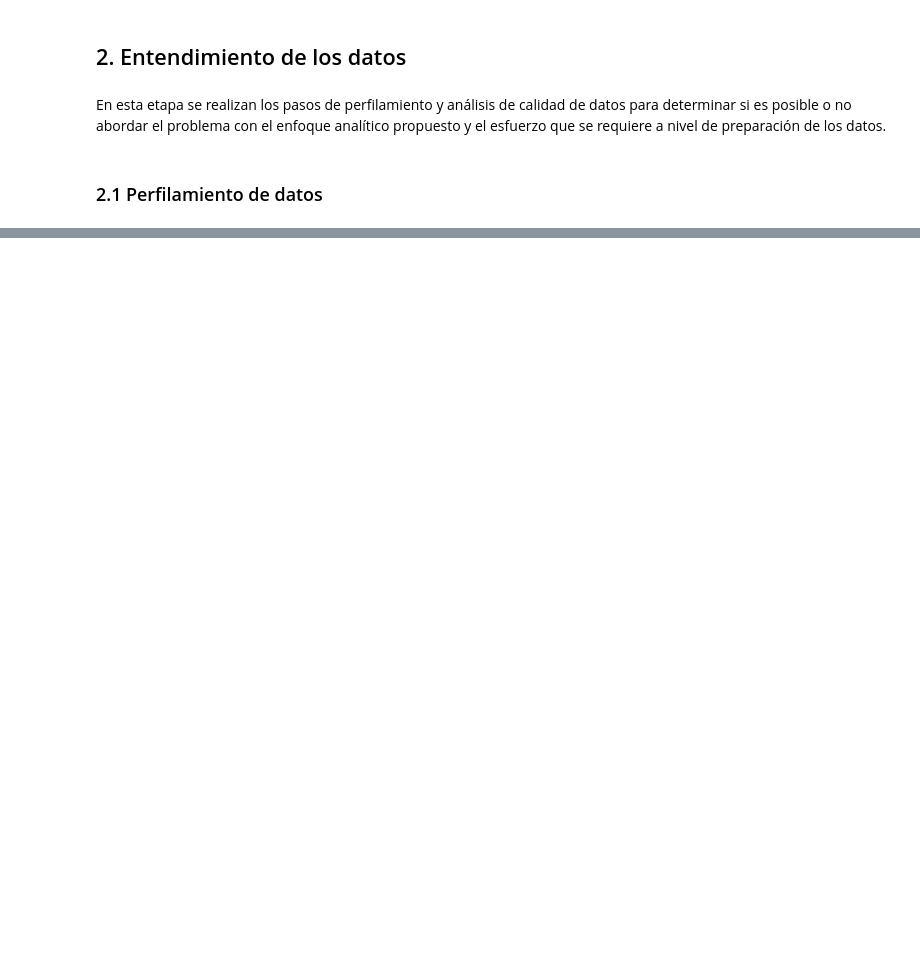
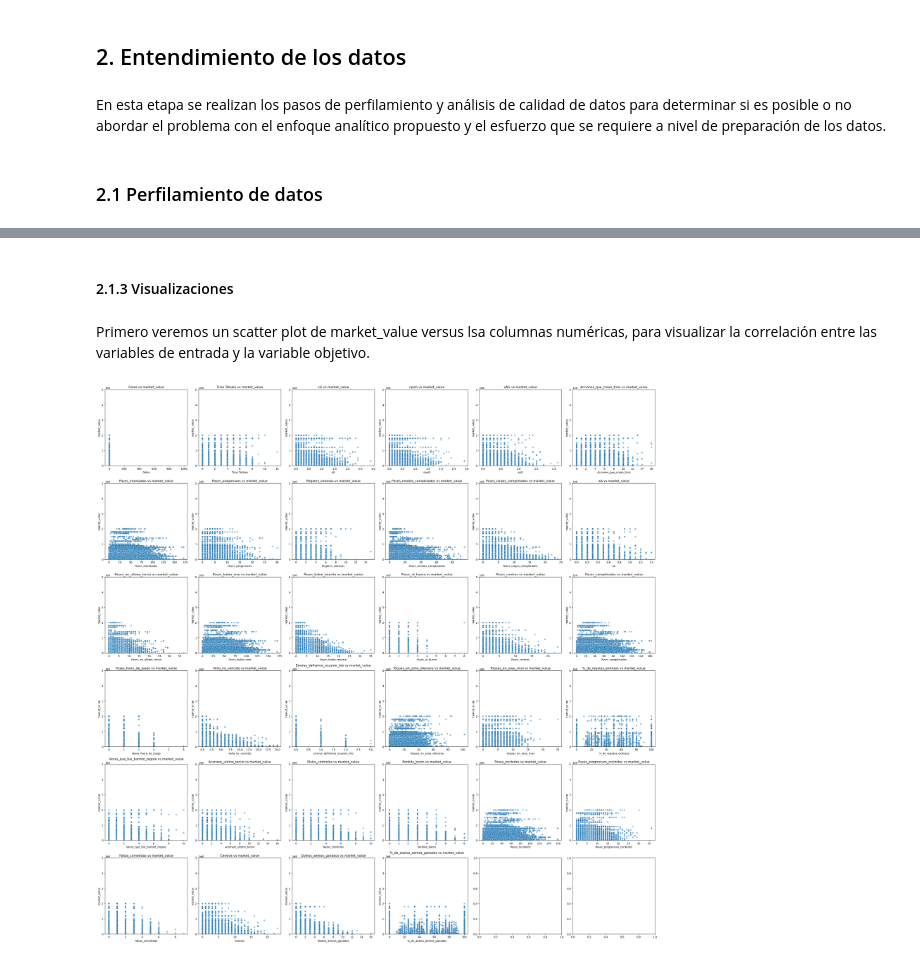
Before and after one commit to BI-organization/lab1, a Jupyter notebook: Lab1.ipynb, the cells around one changed output, grey strips where cells are left out. Cells and saved outputs as stored; diff of their text form; code cells hidden in the pictures; blank space fills up the shorter version.

```diff
--- a/Lab1.ipynb
+++ b/Lab1.ipynb
@@ -101,0 +214,70 @@ En esta etapa se realizan los pasos de perfilamiento y análisis de calidad de d
+# %% [markdown]
+#### 2.1.3 Visualizaciones
+# %% [markdown]
+Primero veremos un scatter plot de market_value versus lsa columnas numéricas, para visualizar la correlación entre las variables de entrada y la variable objetivo.
+# %%
+# Duplicamos el data set
+df_copy = df_players.copy()
+
+df_copy.columns = make_unique(df_copy.columns)
+
+# Función para limpiar el market_value
+def limpiar_market_value(val):
+    if pd.isna(val):
+        return np.nan
+    val = str(val).strip()
+    if val in ["-", "error", ""]:
+        return np.nan
+
+    # Eliminar los primeros 3 valores con caracteres especiales
+    val = val[3:] if len(val) > 3 else val
+
+    # transformamos de millones a miles
+    try:
+        if val.endswith("m"):
+            return float(val[:-1]) * 1_000_000
+        elif val.endswith("k"):
+            return float(val[:-1]) * 1_000
+        else:
+            return float(val)
+    except ValueError:
+        return np.nan
+
+df_copy["market_value"] = df_copy["market_value"].apply(limpiar_market_value)
+
+# borramos los duplicados
+df_copy = df_copy.loc[:, ~df_copy.columns.duplicated()]
+
+# Obtenemos las columnas numéricas
+numeric_cols = df_copy.select_dtypes(include = ['int','float']).columns
+
+# Quitamos market value de las duplicadas
+numeric_cols = numeric_cols.drop("market_value")
+numeric_cols = numeric_cols.drop(["xAG.1", "Pases_intentados.1", "Pases_intentados.2", "Regates_exitosos.1",
+                                          "Pases_progresivos.1", "xAG.2", "xAG.3", "Pases_completados.1", "Pases_completados.2"])
+
+# Hacemos scatter plot por cada variable
+
+n_features = len(numeric_cols)
+cols_per_row = 6
+rows = 6
+
+fig, axes = plt.subplots(rows, cols_per_row, figsize=(5*cols_per_row, 5*rows))
+axes = axes.flatten()
+
+for i, col in enumerate(numeric_cols):
+    sns.scatterplot(
+        data=df_copy,
+        x=col,
+        y="market_value",
+        alpha=0.5,
+        ax=axes[i]
+    )
+    axes[i].set_title(f"{col} vs market_value")
+    axes[i].set_ylim(0, 5e8)
+
+
+plt.tight_layout()
+plt.show()
+# %% [output]
+[figure, added]
```
Also changed, not shown: parts of 19 cells of this notebook.
